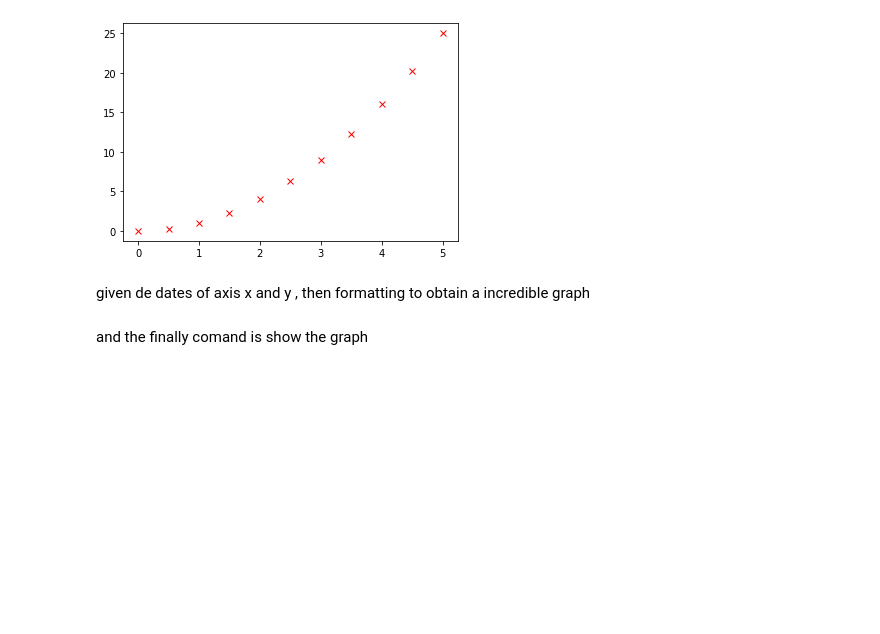
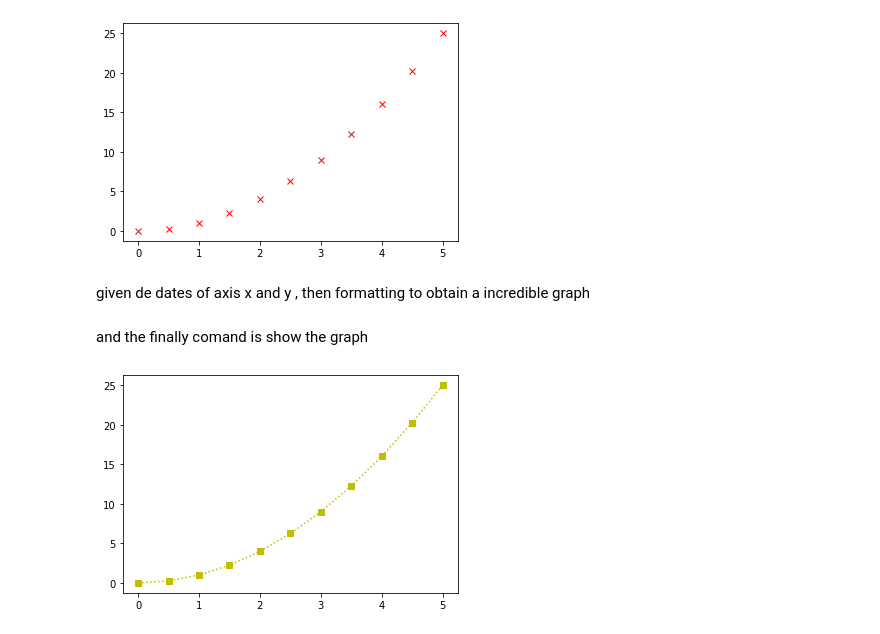
Before and after one commit to hasturseven/visualizacionDatos, a Jupyter notebook: pyplotBasico.ipynb, the cells around one changed output. Saved outputs shown, nothing was run; the diff lists cells and outputs as text; code cells hidden in the pictures; blank space fills up the shorter version.

```diff
--- a/pyplotBasico.ipynb
+++ b/pyplotBasico.ipynb
@@ -23,2 +21,7 @@ plt.show()
 # %% [markdown]
 and the finally comand is show the graph
+# %%
+plt.plot(x,y,'ys:')
+plt.show()
+# %% [output]
+[figure, added]
```
Also changed, not shown: parts of 11 cells of this notebook, 6 other files.
